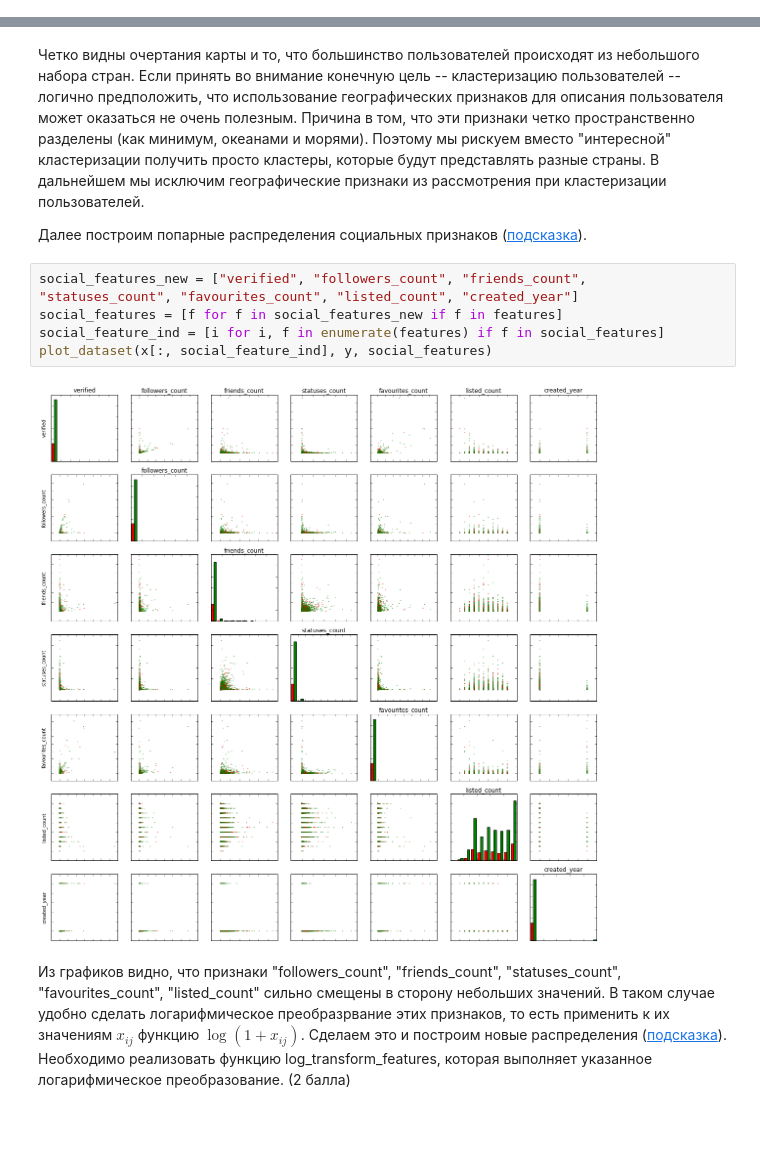
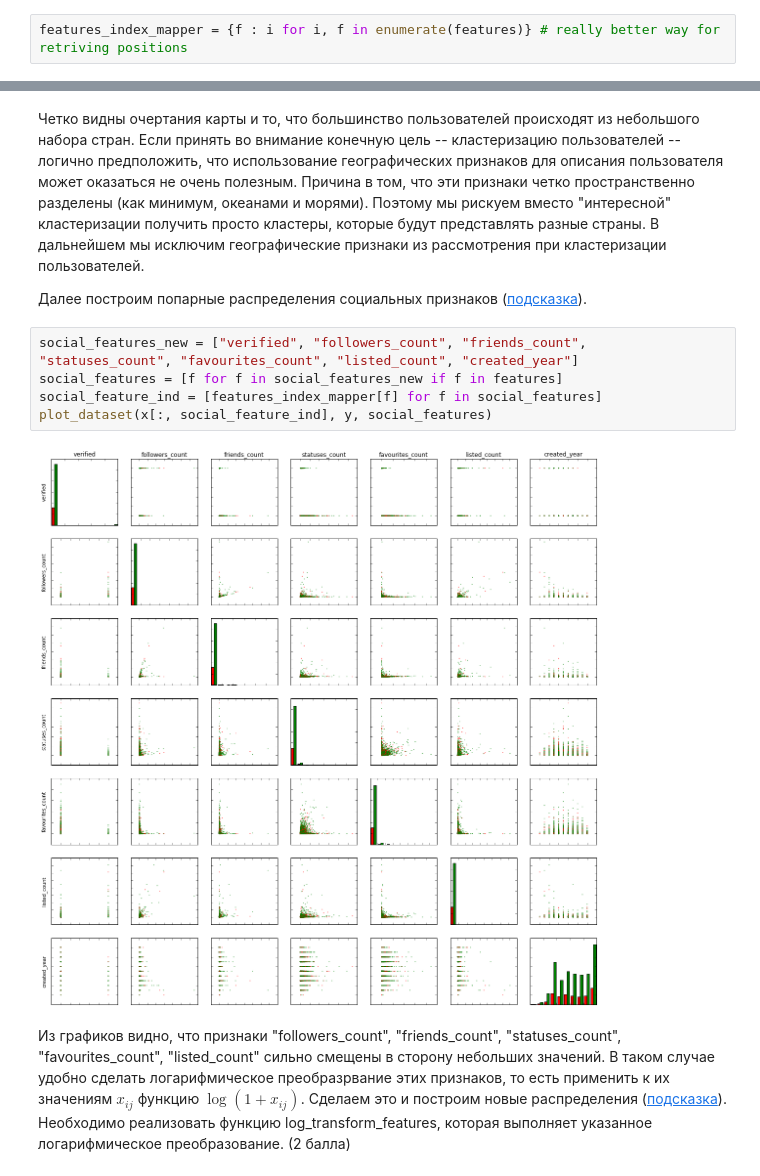
Before and after one commit to dmitrypenzar1996/dm1, a Jupyter notebook: prac2/homework-2-st.ipynb, the cells around one changed output, grey strips where cells are left out. Saved outputs shown, nothing was run; the diff lists cells and outputs as text; blank space fills up the shorter version.

Commit message:
Fix original bugs with indexing

```diff
--- a/prac2/homework-2-st.ipynb
+++ b/prac2/homework-2-st.ipynb
@@ -168,6 +128,8 @@ def plot_dataset(x, y, features):
     pl.show()
 # %% [markdown]
 Построим попарные распределения географических признаков ([подсказка](http://stroykova.github.io/sphera/l2_1.png)).
+# %%
+features_index_mapper = {f : i for i, f in enumerate(features)} # really better way for retriving positions
 # %%
 geo_features_new = ["lat", "lon", "country_code"]
 geo_features = [f for f in geo_features_new if f in features]
@@ -182,10 +144,10 @@ plot_dataset(x[:, geo_feature_ind], y, geo_features)
 # %%
 social_features_new = ["verified", "followers_count", "friends_count", "statuses_count", "favourites_count", "listed_count", "created_year"]
 social_features = [f for f in social_features_new if f in features]
-social_feature_ind = [i for i, f in enumerate(features) if f in social_features]
+social_feature_ind = [features_index_mapper[f] for f in social_features]
 plot_dataset(x[:, social_feature_ind], y, social_features)
 # %% [output]
-[figure, old version]
+[figure, new version]
 # %% [markdown]
 Из графиков видно, что признаки "followers_count", "friends_count", "statuses_count", "favourites_count", "listed_count" сильно смещены в сторону небольших значений. В таком случае удобно сделать логарифмическое преобразрвание этих признаков, то есть применить к их значениям $x_{ij}$ функцию $\log(1 + x_{ij})$. Сделаем это и построим новые распределения ([подсказка](http://stroykova.github.io/sphera/l2_3.png)). Необходимо реализовать функцию log_transform_features, которая выполняет указанное логарифмическое преобразование. (2 балла)
 # %%
```
Also changed, not shown: parts of 11 cells of this notebook, 1 other file.
